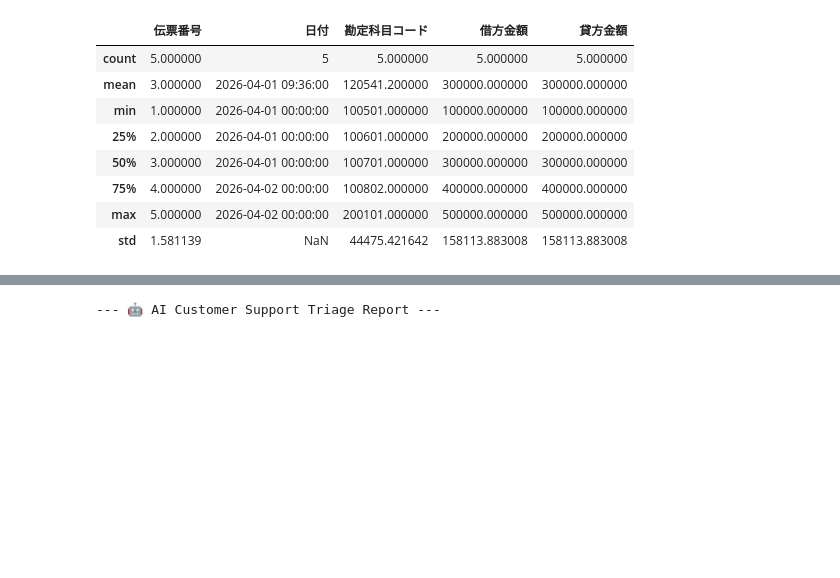
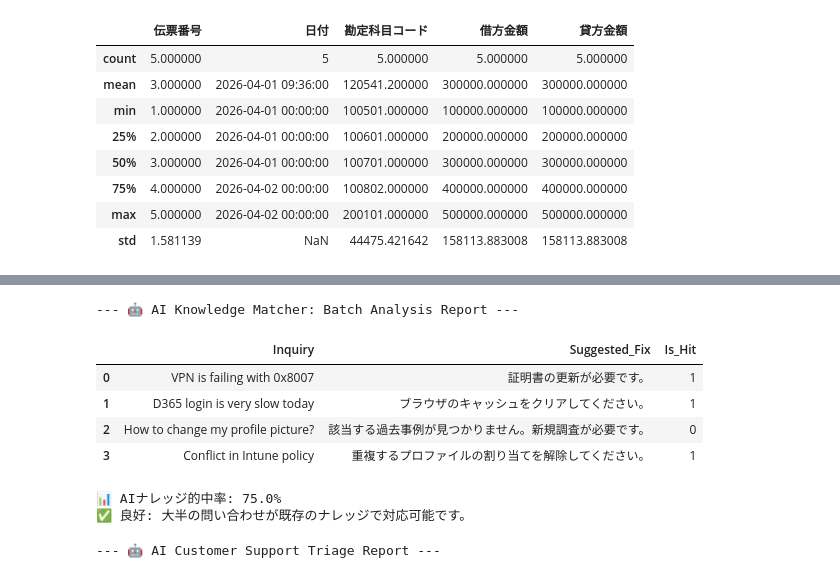
Before and after one commit to KojiKaiwa/D365-Finance-Automation, a Jupyter notebook: D365_Data_Processing.ipynb, the cells around one changed output, grey strips where cells are left out. Cells and saved outputs as stored; diff of their text form; code cells hidden in the pictures; blank space fills up the shorter version.

```diff
--- a/D365_Data_Processing.ipynb
+++ b/D365_Data_Processing.ipynb
@@ -32,3 +73,54 @@ display(df.describe())
+# %%
+import pandas as pd
+
+# 1. 複数の新規問い合わせリスト
+new_inquiries = [
+    "VPN is failing with 0x8007",        # 的中するはず
+    "D365 login is very slow today",     # 的中するはず
+    "How to change my profile picture?", # 過去事例にない（新規調査）
+    "Conflict in Intune policy"          # 的中するはず
+]
+
+# 2. 一括解析の実行
+results = []
+for inquiry in new_inquiries:
+    # 前回の find_best_solution 関数を使用
+    suggested_fix = find_best_solution(inquiry, knowledge_base)
+
+    # 「的中」の判定ロジック
+    # 「新規調査が必要」という定型文以外が返ってきたら「的中(Hit)」とみなす
+    is_hit = 1 if "新規調査が必要" not in suggested_fix else 0
+
+    results.append({
+        "Inquiry": inquiry,
+        "Suggested_Fix": suggested_fix,
+        "Is_Hit": is_hit
+    })
+
+df_batch = pd.DataFrame(results)
+
+# 3. 的中率（Accuracy Rate）の算出
+hit_rate = (df_batch['Is_Hit'].sum() / len(df_batch)) * 100
+
+print("--- 🤖 AI Knowledge Matcher: Batch Analysis Report ---")
+display(df_batch)
+
+print(f"\n📊 AIナレッジ的中率: {hit_rate:.1f}%")
+
+# 4. アドバイザーとしての考察
+if hit_rate >= 70:
+    print("✅ 良好: 大半の問い合わせが既存のナレッジで対応可能です。")
+else:
+    print("⚠️ 課題: 未知の問い合わせが多いです。ナレッジベースの拡充が必要です。")
+# %% [output]
+--- 🤖 AI Knowledge Matcher: Batch Analysis Report ---
+|  | Inquiry | Suggested_Fix | Is_Hit |
+| 0 | VPN is failing with 0x8007 | 証明書の更新が必要です。 | 1 |
+| 1 | D365 login is very slow today | ブラウザのキャッシュをクリアしてください。 | 1 |
+| 2 | How to change my profile picture? | 該当する過去事例が見つかりません。新規調査が必要です。 | 0 |
+| 3 | Conflict in Intune policy | 重複するプロファイルの割り当てを解除してください。 | 1 |
+📊 AIナレッジ的中率: 75.0%
+✅ 良好: 大半の問い合わせが既存のナレッジで対応可能です。
 # %%
 import pandas as pd
 
```
Also changed, not shown: parts of 2 cells of this notebook.
